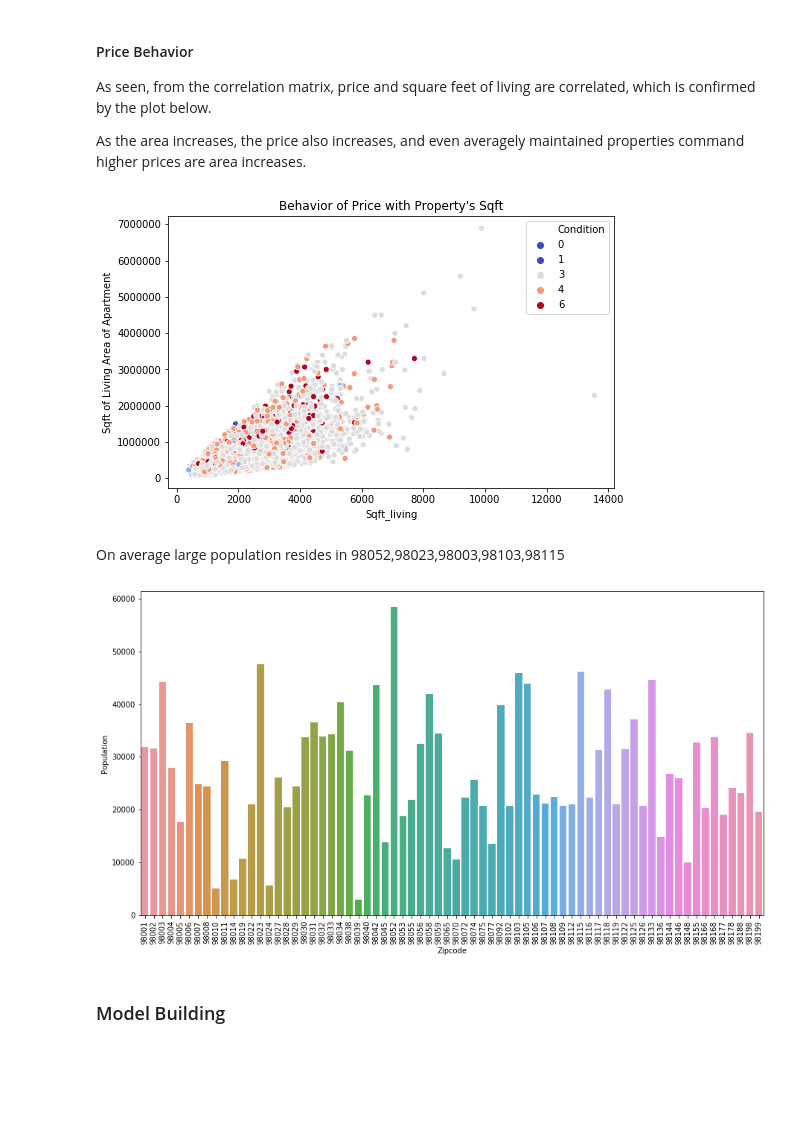
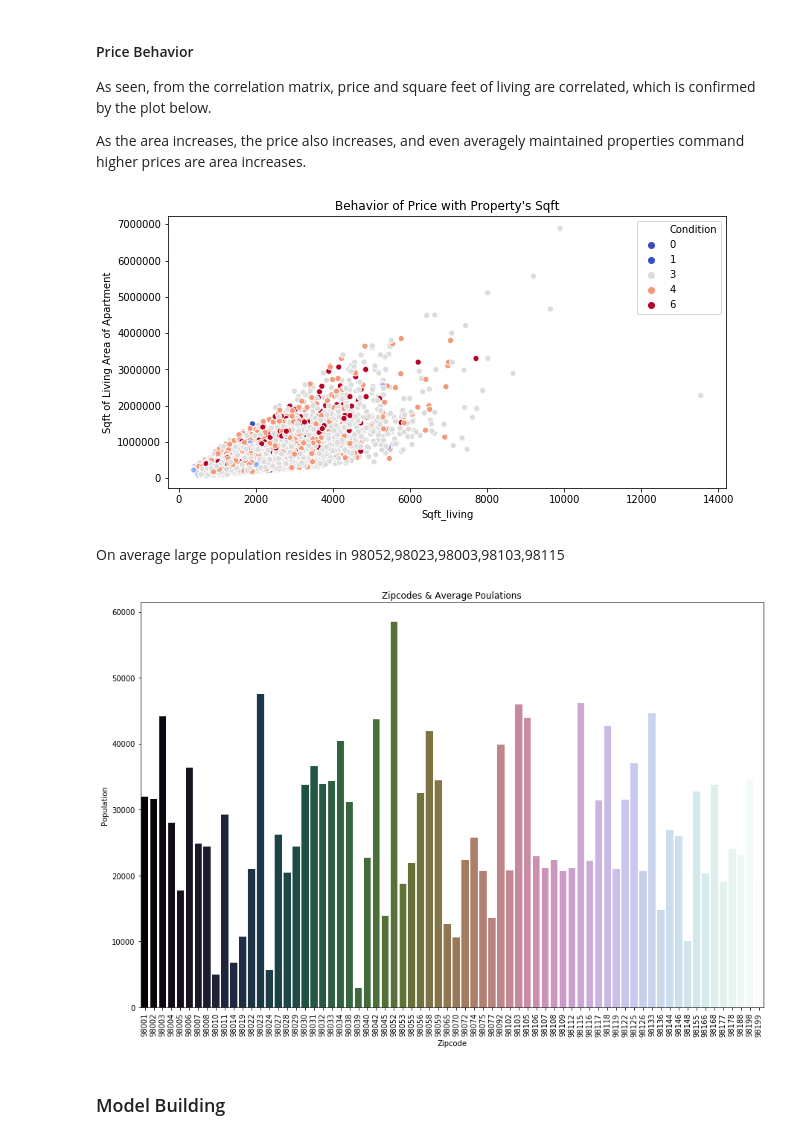
Before and after one commit to sudonikita/KingCounty_Python, a Jupyter notebook: Project_Kingcounty.ipynb, the cells around one changed output. Drawn from its saved outputs; the diff is of its cells as text; code cells hidden in the pictures; blank space fills up the shorter version.

```diff
--- a/Project_Kingcounty.ipynb
+++ b/Project_Kingcounty.ipynb
@@ -350,22 +390,22 @@ As seen, from the correlation matrix, price and square feet of living are correl
 
 As the area increases, the price also increases, and even averagely maintained properties command higher prices are area increases.
 # %%
-plt.figure(figsize=(8,5))
+plt.figure(figsize=(10,5))
 sns.scatterplot(x=X_train['Sqft_living'],y=y_train["Price"],hue = X_train["Condition"], palette ="coolwarm")
 plt.title("Behavior of Price with Property's Sqft")
 plt.ylabel("Sqft of Living Area of Apartment");
 # %% [output]
-[figure, old version]
+[figure, new version]
 # %% [markdown]
 On average large population resides in 98052,98023,98003,98103,98115
 # %%
 popl_zipcode = X_train.groupby('Zipcode', as_index=False).mean()[['Zipcode','Population']]
-plt.figure(figsize=(15,8))
+plt.figure(figsize=(15,10))
 plt.title("Zipcodes & Average Poulations")
-chart = sns.barplot(x='Zipcode', y='Population',data = popl_zipcode)
+chart = sns.barplot(x='Zipcode', y='Population',data = popl_zipcode,palette = "cubehelix")
 chart.set_xticklabels(chart.get_xticklabels(), rotation=90);
 # %% [output]
-[figure, old version]
+[figure, new version]
 # %% [markdown]
 ### Model Building
 # %% [markdown]
```
Also changed, not shown: parts of 26 cells of this notebook.
